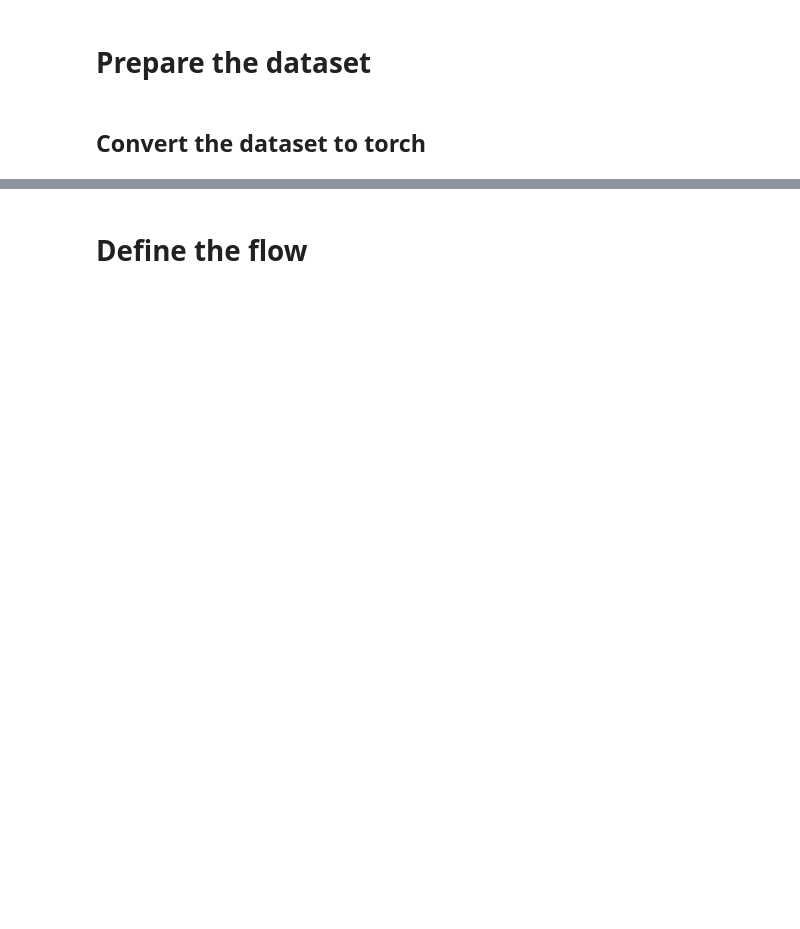
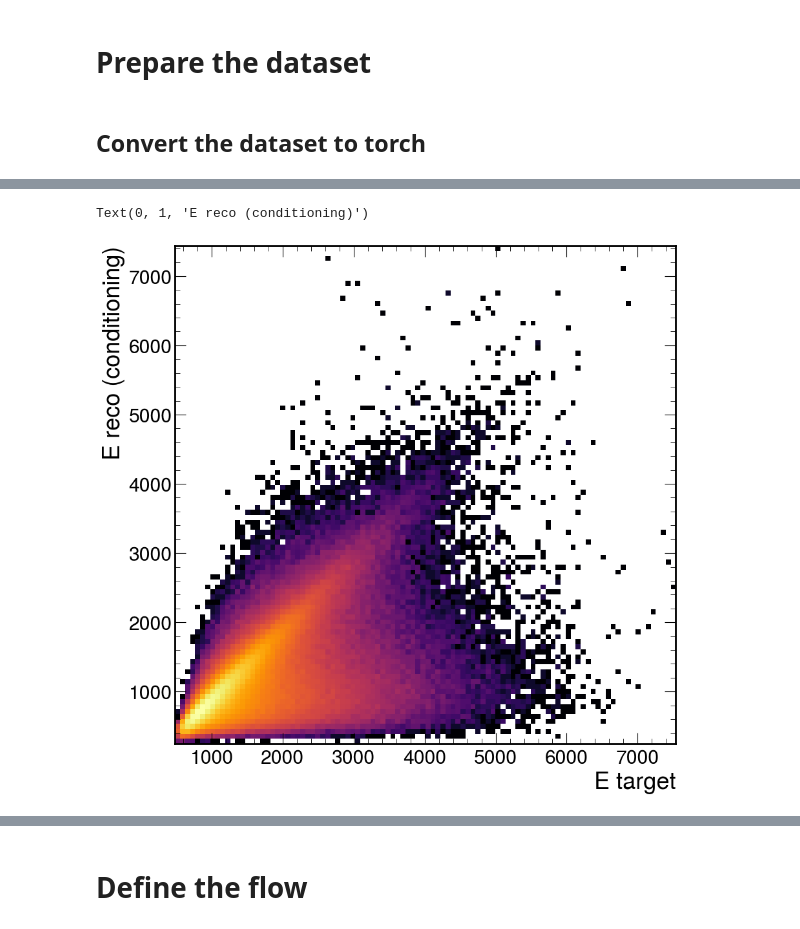
Before and after one commit to valsdav/ttHbb_jets_partons_studies, a Jupyter notebook: IncomingPartonsFlow.ipynb, the cells around one changed output, grey strips where cells are left out. Saved outputs shown, nothing was run; the diff lists cells and outputs as text; code cells hidden in the pictures; blank space fills up the shorter version.

```diff
--- a/IncomingPartonsFlow.ipynb
+++ b/IncomingPartonsFlow.ipynb
@@ -113,0 +130,9 @@ x_target_torch = torch.from_numpy(x_target).float()
+# %%
+plt.hist2d(X[:,1].numpy(),
+           y_cond[:,1],
+           bins=[100,100],cmap="inferno", cmin=1, norm=LogNorm());
+plt.xlabel("E target")
+plt.ylabel("E reco (conditioning)")
+# %% [output]
+Text(0, 1, 'E reco (conditioning)')
+[figure, added]
```
Also changed, not shown: parts of 39 cells of this notebook.
